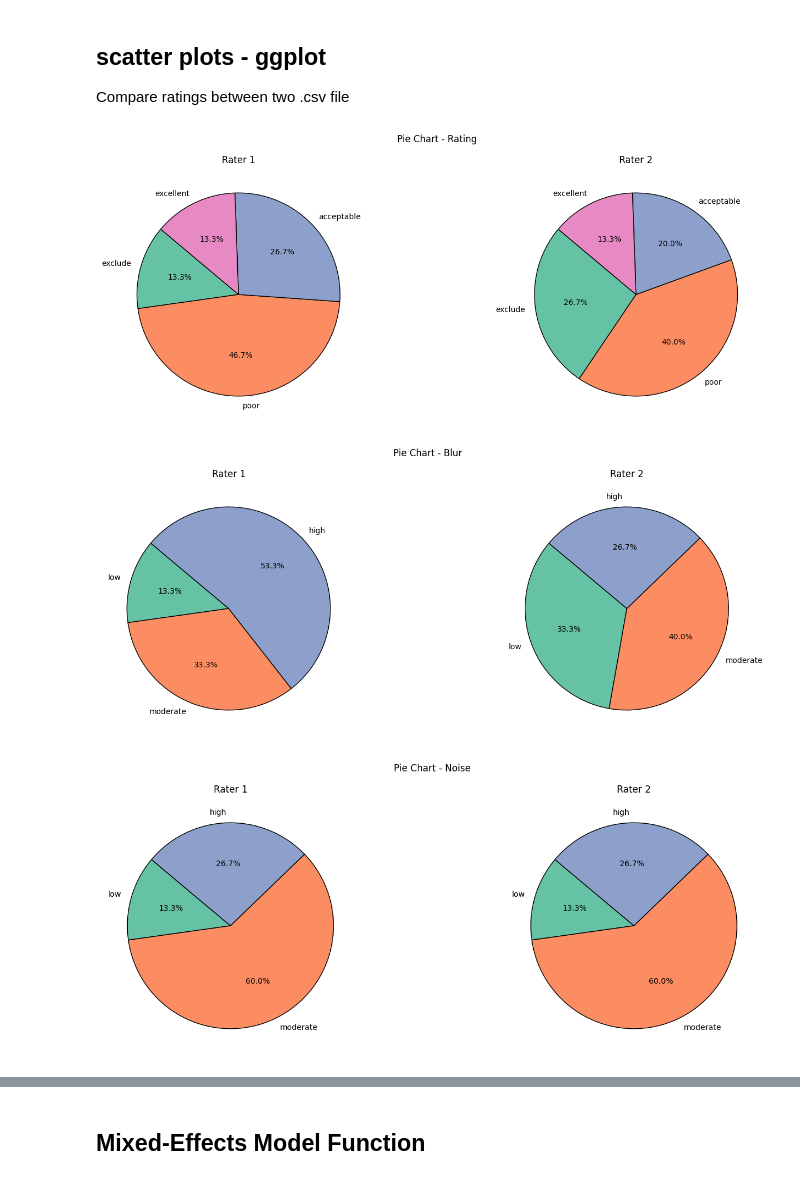
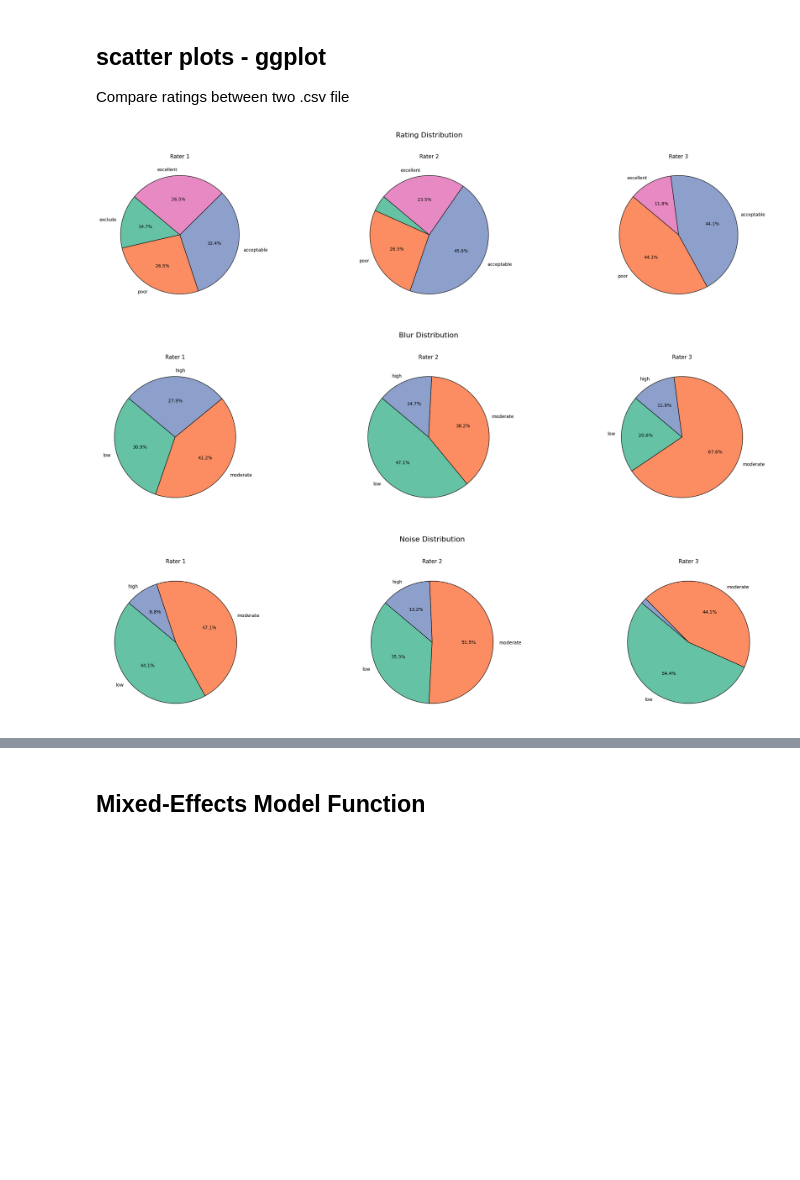
Before and after one commit to jaimebarran/fetal_brain_qc, a Jupyter notebook: notebooks/analyze_results.ipynb, the cells around one changed output, grey strips where cells are left out. Cells and saved outputs as stored; diff of their text form; code cells hidden in the pictures; blank space fills up the shorter version.

Commit message:
Added dynamic format for multiple raters

```diff
--- a/notebooks/analyze_results.ipynb
+++ b/notebooks/analyze_results.ipynb
@@ -22,8 +22,11 @@ from statsmodels.stats.inter_rater import fleiss_kappa
 # Constants
 RATERS_FILES = [  # Use a constant for file paths
     #'/Users/cyriltelley/Desktop/MSE/Second_semester/PA-MReye/Documentations/QC/Evaluation/eye_qc_83/2_ratings/1_training_session/v1/ratings.csv',
-    '/Users/cyriltelley/Library/CloudStorage/OneDrive-SharedLibraries-HESSO/Franceschiello Benedetta - 1_Cyril_Telley/QC/Evaluation/eye_qc_83/2_ratings/1_training_session/meri-bene-jaime/ratings.csv',
-    '/Users/cyriltelley/Desktop/MSE/Second_semester/PA-MReye/Documentations/QC/Evaluation/eye_qc_83/2_ratings/1_training_session/v2/ratings.csv',
+    '/Users/cyriltelley/Library/CloudStorage/OneDrive-SharedLibraries-HESSO/Franceschiello Benedetta - 1_Cyril_Telley/QC/Evaluation/eye_qc_83/2_ratings/2_remaining_68/bene/ratings.csv',
+    '/Users/cyriltelley/Library/CloudStorage/OneDrive-SharedLibraries-HESSO/Franceschiello Benedetta - 1_Cyril_Telley/QC/Evaluation/eye_qc_83/2_ratings/2_remaining_68/jaime/ratings.csv',
+    '/Users/cyriltelley/Library/CloudStorage/OneDrive-SharedLibraries-HESSO/Franceschiello Benedetta - 1_Cyril_Telley/QC/Evaluation/eye_qc_83/2_ratings/2_remaining_68/meri/ratings.csv',
+    #'/Users/cyriltelley/Library/CloudStorage/OneDrive-SharedLibraries-HESSO/Franceschiello Benedetta - 1_Cyril_Telley/QC/Evaluation/eye_qc_83/2_ratings/1_training_session/meri-bene-jaime/ratings.csv',
+    #'/Users/cyriltelley/Desktop/MSE/Second_semester/PA-MReye/Documentations/QC/Evaluation/eye_qc_83/2_ratings/1_training_session/v2/ratings.csv',
 ]
 # %% [markdown]
 ## Data Loading and Preprocessing Function
@@ -132,9 +137,12 @@ metrics = {
 create_faceted_plots(metrics, raters_data)
 # %%
+
 # --- Pie Plot Function ---
 def pie_plot(metrics, raters_data):
-
-
+    """
+    Generates pie charts for each metric, with one chart per rater,
+    using consistent colors and label filtering.
+    """
 
     # Colors for 4 and 3 categories (more homogeneous palette)
     colors_map = {
@@ -145,61 +153,68 @@ def pie_plot(metrics, raters_data):
     # Threshold below which labels are not displayed
     LABEL_THRESHOLD = 5  # Percent
 
-    # Load data
-
-
     # Generate pie charts for each metric
     for metric_name, categories in metrics.items():
         num_categories = len(categories)
-        colors = colors_map[num_categories]
+        colors = colors_map.get(num_categories, ['gray'] * num_categories)  # Default to gray if not 3 or 4
 
+        # Create a single figure for all raters for this metric
         fig, axes = plt.subplots(1, len(raters_data), figsize=(8 * len(raters_data), 6))
 
-        if len(raters_data) == 1:  # Handle single subplot case
+        # Handle the case where there's only one rater (axes becomes a single AxesSubplot, not a list)
+        if len(raters_data) == 1:
             axes = [axes]
 
-        for i, (rater_data, ax) in enumerate(zip(raters_data, axes)):
-            counts = [rater_data[metric_name].to_list().count(cat) for cat in categories]
+        for i, rater_df in enumerate(raters_data):
+            # Count occurrences of each category, ensuring ALL categories are counted
+            counts = []
+            for cat in categories:
+                if metric_name in rater_df.columns:
+                    count = rater_df[metric_name].to_list().count(cat)
+                else:
+                    count = 0  # Handle missing column
+                counts.append(count)
+
             total = sum(counts)
             percentages = [(count / total) * 100 for count in counts] if total > 0 else [0] * len(counts)
 
             # Filter labels below threshold
             filtered_labels = [
                 f"{categories[idx]}" if percentages[idx] >= LABEL_THRESHOLD else ""
                 for idx in range(len(categories))
             ]
 
-            ax.pie(
-                counts,
+            # Create the pie chart
+            axes[i].pie(
+                percentages,  # Use percentages directly for consistent sizing
                 labels=filtered_labels,
-                autopct=lambda p: f'{p:.1f}%' if p >= LABEL_THRESHOLD else '',  # Hide small slices
+                autopct=lambda p: f'{p:.1f}%' if p >= LABEL_THRESHOLD else '',
                 startangle=140,
                 colors=colors,
-                wedgeprops={'edgecolor': 'black'}  # Add edge color for better visibility
+                wedgeprops={'edgecolor': 'black'}
             )
-            ax.set_title(f'Rater {i + 1}')
-            ax.set_aspect('equal')  # Ensures equal aspect ratio for all subplots
+            axes[i].set_title(f'Rater {i + 1}')
+            axes[i].set_aspect('equal')
 
-        # Adjust layout manually to prevent size mismatch
-        fig.subplots_adjust(left=0.1, right=0.9, wspace=0.3)
-        fig.suptitle(f'Pie Chart - {metric_name.replace("_text", "").capitalize()}')
-        fig.set_facecolor('white')
-
+        # Add a title to the entire figure
+        fig.suptitle(f'{metric_name.replace("_text", "").capitalize()} Distribution', fontsize=16)
+        plt.tight_layout(rect=[0, 0.03, 1, 0.95])  # Adjust layout to make room for suptitle
         plt.show()
 
-# Define metrics (same)
 # Define metrics and categories
 metrics = {
     'rating_text': ['exclude', 'poor', 'acceptable', 'excellent'],
     'blur_text': ['low', 'moderate', 'high'],
     'noise_text': ['low', 'moderate', 'high'],
     'motion_text': ['low', 'moderate', 'high'],
     'bgair_text': ['low', 'moderate', 'high']
 }
 
-# Convert text categories to numerical values
+# raters_data (DYNAMIC VERSION)
+raters_data = [all_data[all_data['rater'] == rater] for rater in all_data['rater'].unique()]
+
 pie_plot(metrics, raters_data)
 # %% [output]
-[figure, old version]
+[figure, new version]
-[figure, old version]
+[figure, new version]
-[figure, old version]
+[figure, new version]
```
Also changed, not shown: parts of 15 cells of this notebook.
